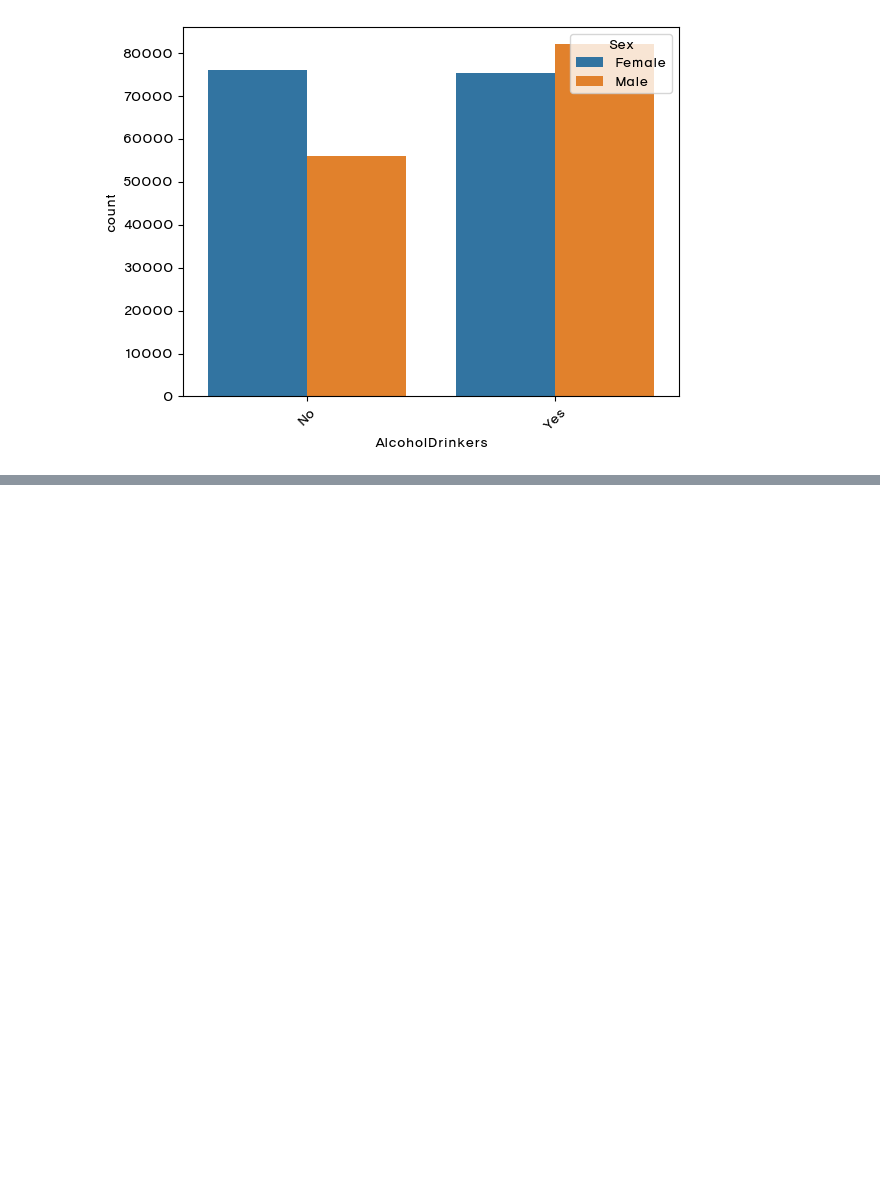
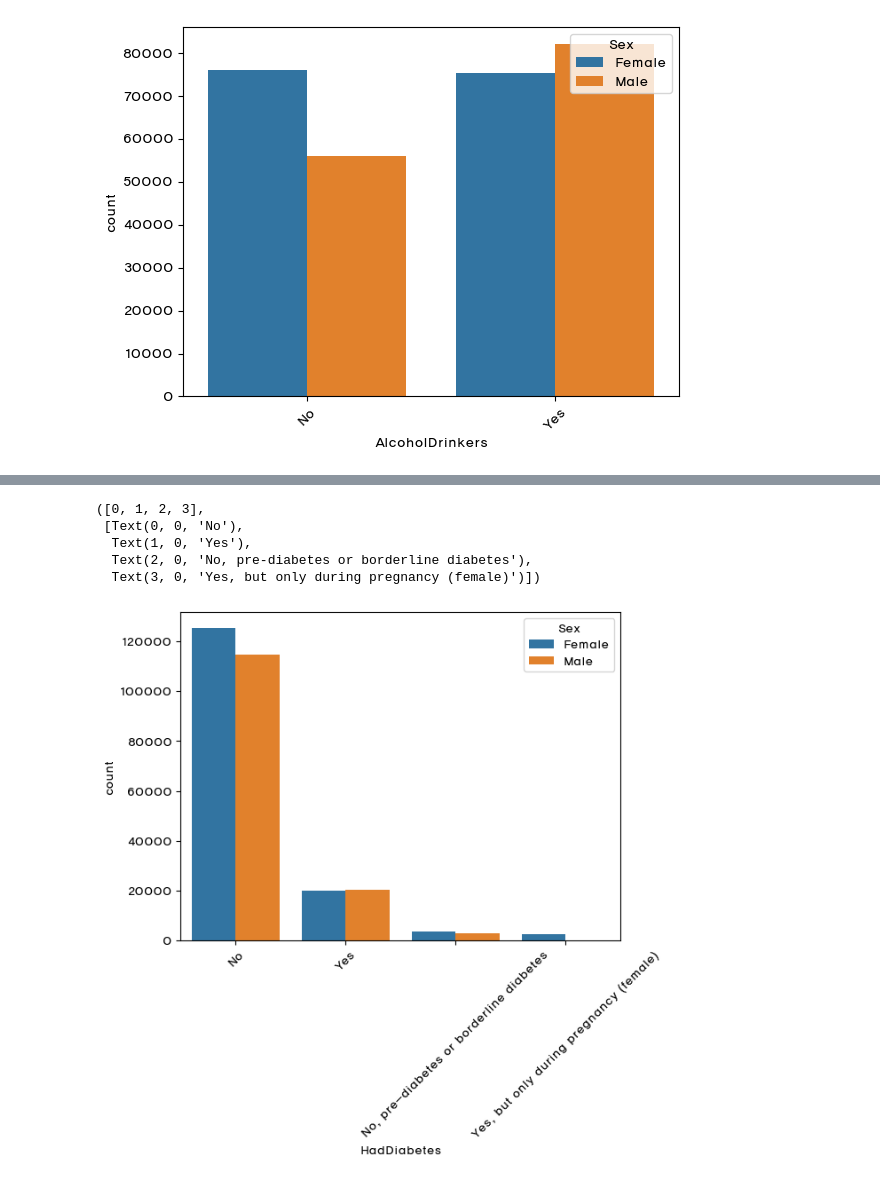
Before and after one commit to Team-3man/disease_analysis, a Jupyter notebook: heart_KSJ.ipynb, the cells around one changed output, grey strips where cells are left out. Saved outputs shown, nothing was run; the diff lists cells and outputs as text; code cells hidden in the pictures; blank space fills up the shorter version.

```diff
--- a/heart_KSJ.ipynb
+++ b/heart_KSJ.ipynb
@@ -171,0 +202,15 @@ plt.show()
+# %%
+sns.countplot(
+    data=df,
+    x='HadDiabetes',
+    palette='tab10',
+    hue='Sex',
+)
+plt.xticks(rotation=45)
+# %% [output]
+([0, 1, 2, 3],
+ [Text(0, 0, 'No'),
+  Text(1, 0, 'Yes'),
+  Text(2, 0, 'No, pre-diabetes or borderline diabetes'),
+  Text(3, 0, 'Yes, but only during pregnancy (female)')])
+[figure, added]
```
Also changed, not shown: parts of 3 cells of this notebook.
